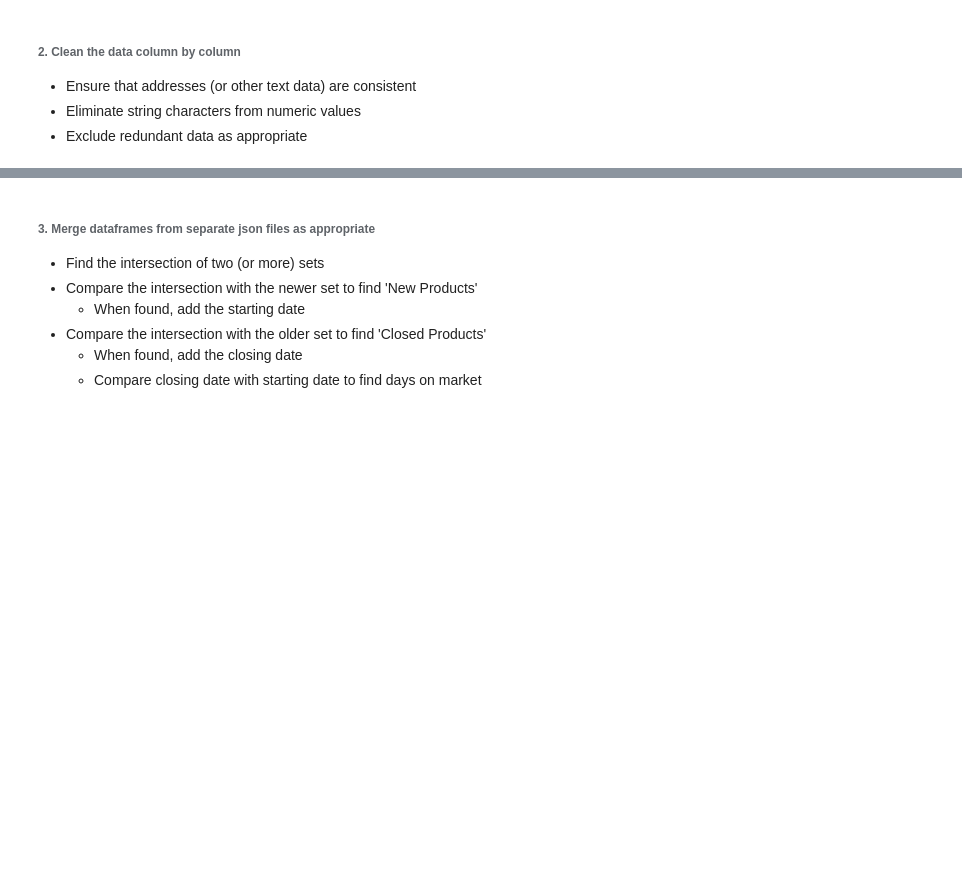
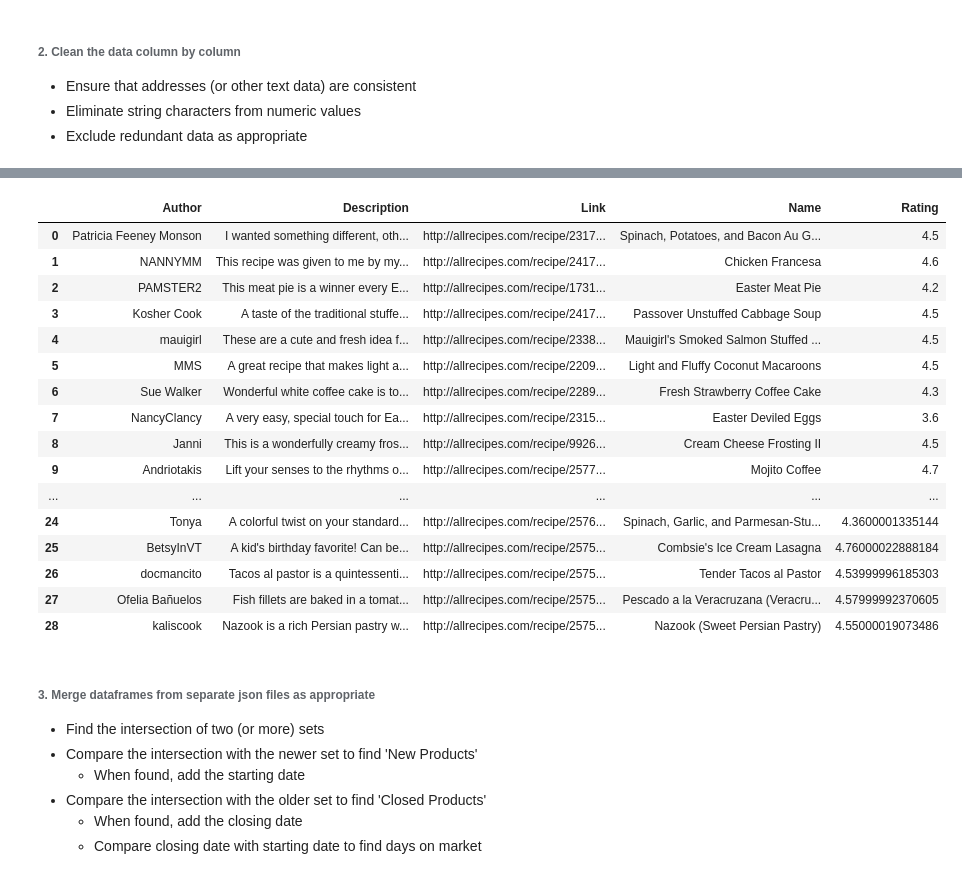
Before and after one commit to NolanBecker/CSC3130_WebProject, a Jupyter notebook: DataProject.ipynb, the cells around one changed output, grey strips where cells are left out. Saved outputs shown, nothing was run; the diff lists cells and outputs as text; code cells hidden in the pictures; blank space fills up the shorter version.

Commit message:
DataProject update for presentation

```diff
--- a/DataProject.ipynb
+++ b/DataProject.ipynb
@@ -78,14 +133,14 @@ dataAllRecipes
 # Eliminate string characters from numeric data
 # %%
 # Show results of cleaning
+# %%
+totalDelish = pd.concat([dataDelish, dataDelish2])
+totalEpic = pd.concat([dataEpicurious, dataEpicurious2])
+totalAllR = pd.concat([dataAllRecipes, dataAllRecipes2])
 # %%
 # Exclude redundant rows
-noDupsDelish = dataDelish.drop_duplicates()
-noDupsEpic = dataEpicurious.drop_duplicates()
-noDupsAllR = dataAllRecipes.drop_duplicates()
-
-noDupsDelish2 = dataDelish2.drop_duplicates()
-noDupsEpic2 = dataEpicurious2.drop_duplicates()
-noDupsAllR2 = dataAllRecipes2.drop_duplicates()
+noDupsDelish = totalDelish.drop_duplicates()
+noDupsEpic = totalEpic.drop_duplicates()
+noDupsAllR = totalAllR.drop_duplicates()
 # %%
 noDupsDelish
@@ -96,3 +186,23 @@ noDupsEpic2
+# %%
+noDupsAllR
+# %% [output]
+|  | Author | Description | Link | Name | Rating |
+| 0 | Patricia Feeney Monson | I wanted something different, oth... | http://allrecipes.com/recipe/2317... | Spinach, Potatoes, and Bacon Au G... | 4.5 |
+| 1 | NANNYMM | This recipe was given to me by my... | http://allrecipes.com/recipe/2417... | Chicken Francesa | 4.6 |
+| 2 | PAMSTER2 | This meat pie is a winner every E... | http://allrecipes.com/recipe/1731... | Easter Meat Pie | 4.2 |
+| 3 | Kosher Cook | A taste of the traditional stuffe... | http://allrecipes.com/recipe/2417... | Passover Unstuffed Cabbage Soup | 4.5 |
+| 4 | mauigirl | These are a cute and fresh idea f... | http://allrecipes.com/recipe/2338... | Mauigirl's Smoked Salmon Stuffed ... | 4.5 |
+| 5 | MMS | A great recipe that makes light a... | http://allrecipes.com/recipe/2209... | Light and Fluffy Coconut Macaroons | 4.5 |
+| 6 | Sue Walker | Wonderful white coffee cake is to... | http://allrecipes.com/recipe/2289... | Fresh Strawberry Coffee Cake | 4.3 |
+| 7 | NancyClancy | A very easy, special touch for Ea... | http://allrecipes.com/recipe/2315... | Easter Deviled Eggs | 3.6 |
+| 8 | Janni | This is a wonderfully creamy fros... | http://allrecipes.com/recipe/9926... | Cream Cheese Frosting II | 4.5 |
+| 9 | Andriotakis | Lift your senses to the rhythms o... | http://allrecipes.com/recipe/2577... | Mojito Coffee | 4.7 |
+| ... | ... | ... | ... | ... | ... |
+| 24 | Tonya | A colorful twist on your standard... | http://allrecipes.com/recipe/2576... | Spinach, Garlic, and Parmesan-Stu... | 4.3600001335144 |
+| 25 | BetsyInVT | A kid's birthday favorite! Can be... | http://allrecipes.com/recipe/2575... | Combsie's Ice Cream Lasagna | 4.76000022888184 |
+| 26 | docmancito | Tacos al pastor is a quintessenti... | http://allrecipes.com/recipe/2575... | Tender Tacos al Pastor | 4.53999996185303 |
+| 27 | Ofelia Bañuelos | Fish fillets are baked in a tomat... | http://allrecipes.com/recipe/2575... | Pescado a la Veracruzana (Veracru... | 4.57999992370605 |
+| 28 | kaliscook | Nazook is a rich Persian pastry w... | http://allrecipes.com/recipe/2575... | Nazook (Sweet Persian Pastry) | 4.55000019073486 |
 # %% [markdown]
 ###### 3. Merge dataframes from separate json files as appropriate
 - Find the intersection of two (or more) sets
```
Also changed, not shown: parts of 22 cells of this notebook, 1 other file.
